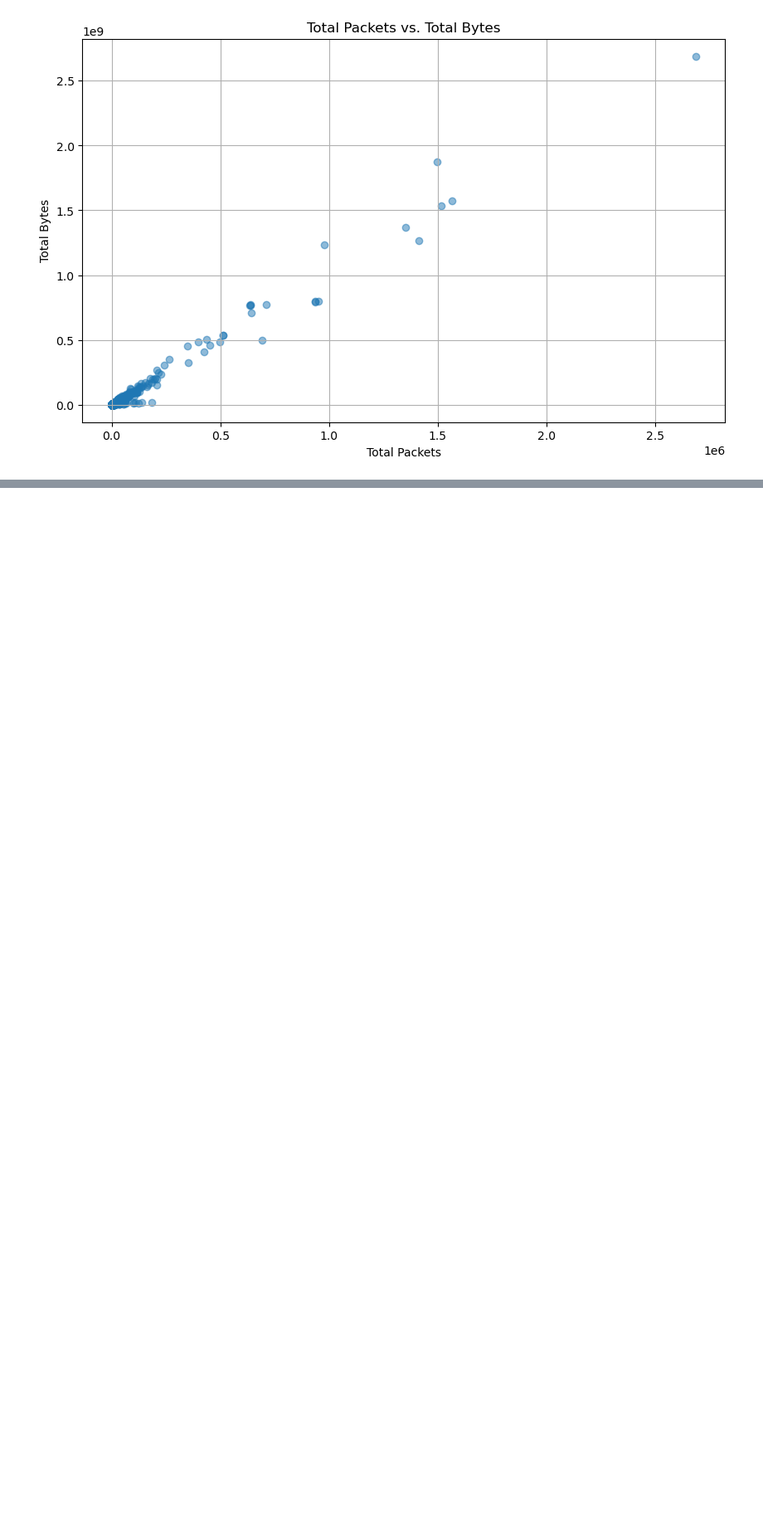
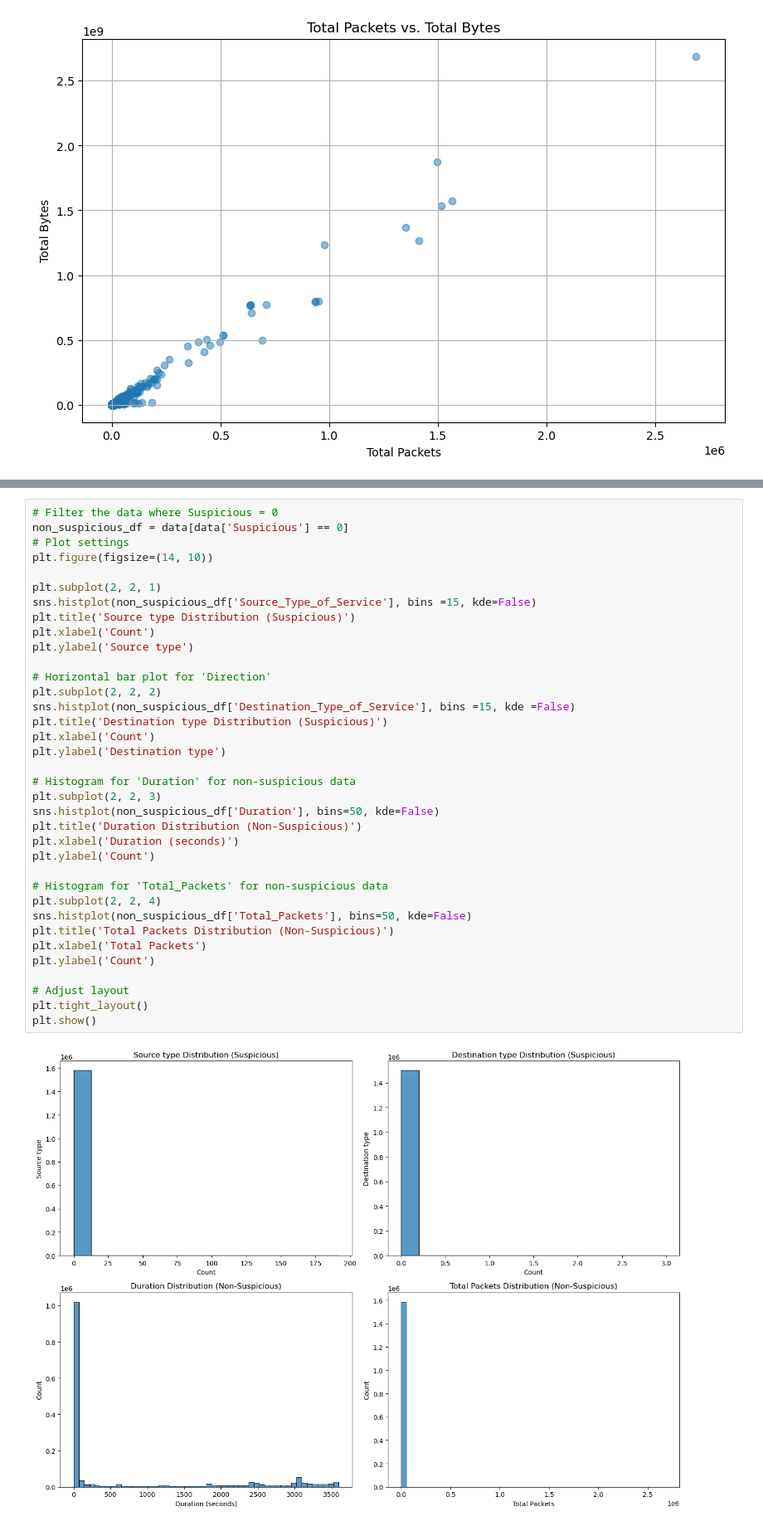
Before and after one commit to davedawitdave/Network-security-analysis-and-botnet-prediction, a Jupyter notebook: preprocessing/Explore_data.ipynb, the cells around one changed output, grey strips where cells are left out. Shown at 83% size. Cells and saved outputs as stored; diff of their text form; blank space fills up the shorter version.

```diff
--- a/preprocessing/Explore_data.ipynb
+++ b/preprocessing/Explore_data.ipynb
@@ -117,0 +192,38 @@ plt.show()
+# %%
+# Filter the data where Suspicious = 0
+non_suspicious_df = data[data['Suspicious'] == 0]
+# Plot settings
+plt.figure(figsize=(14, 10))
+
+plt.subplot(2, 2, 1)
+sns.histplot(non_suspicious_df['Source_Type_of_Service'], bins =15, kde=False)
+plt.title('Source type Distribution (Suspicious)')
+plt.xlabel('Count')
+plt.ylabel('Source type')
+
+# Horizontal bar plot for 'Direction'
+plt.subplot(2, 2, 2)
+sns.histplot(non_suspicious_df['Destination_Type_of_Service'], bins =15, kde =False)
+plt.title('Destination type Distribution (Suspicious)')
+plt.xlabel('Count')
+plt.ylabel('Destination type')
+
+# Histogram for 'Duration' for non-suspicious data
+plt.subplot(2, 2, 3)
+sns.histplot(non_suspicious_df['Duration'], bins=50, kde=False)
+plt.title('Duration Distribution (Non-Suspicious)')
+plt.xlabel('Duration (seconds)')
+plt.ylabel('Count')
+
+# Histogram for 'Total_Packets' for non-suspicious data
+plt.subplot(2, 2, 4)
+sns.histplot(non_suspicious_df['Total_Packets'], bins=50, kde=False)
+plt.title('Total Packets Distribution (Non-Suspicious)')
+plt.xlabel('Total Packets')
+plt.ylabel('Count')
+
+# Adjust layout
+plt.tight_layout()
+plt.show()
+# %% [output]
+[figure, added]
```
Also changed, not shown: parts of 7 cells of this notebook.
